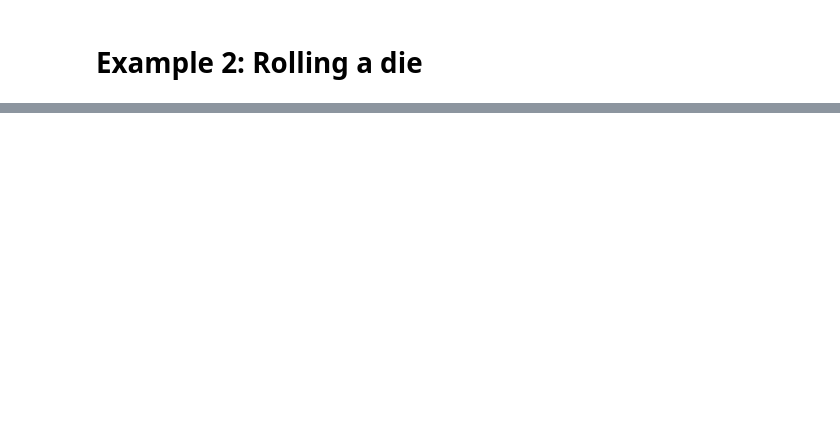
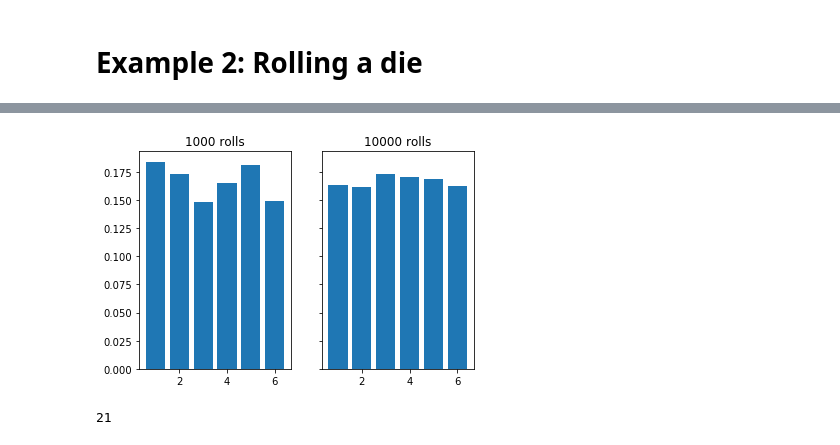
Before and after one commit to uio-bmi/stats_for_cs, a Jupyter notebook: ProbabilityIntro.ipynb, the cells around one changed output, grey strips where cells are left out. Drawn from its saved outputs; the diff is of its cells as text; code cells hidden in the pictures; blank space fills up the shorter version.

```diff
--- a/ProbabilityIntro.ipynb
+++ b/ProbabilityIntro.ipynb
@@ -173,2 +173,15 @@ plot_outcomes_per_roll(outcomes_per_roll)
 # %%
 # back to probability distributon and expected value and variation but for this data
+# %%
+roll_counts = [1000, 10000]
+outcomes_per_roll = count_outcomes_per_roll(roll_counts, possible_outcomes)
+
+plot_outcomes_per_roll(outcomes_per_roll)
+# %% [output]
+[figure, added]
+# %%
+# what is the average value out of all the obtained outcomes?
+
+sum(outcomes_per_roll["10000 rolls"])
+# %% [output]
+21
```
Also changed, not shown: parts of 13 cells of this notebook.
